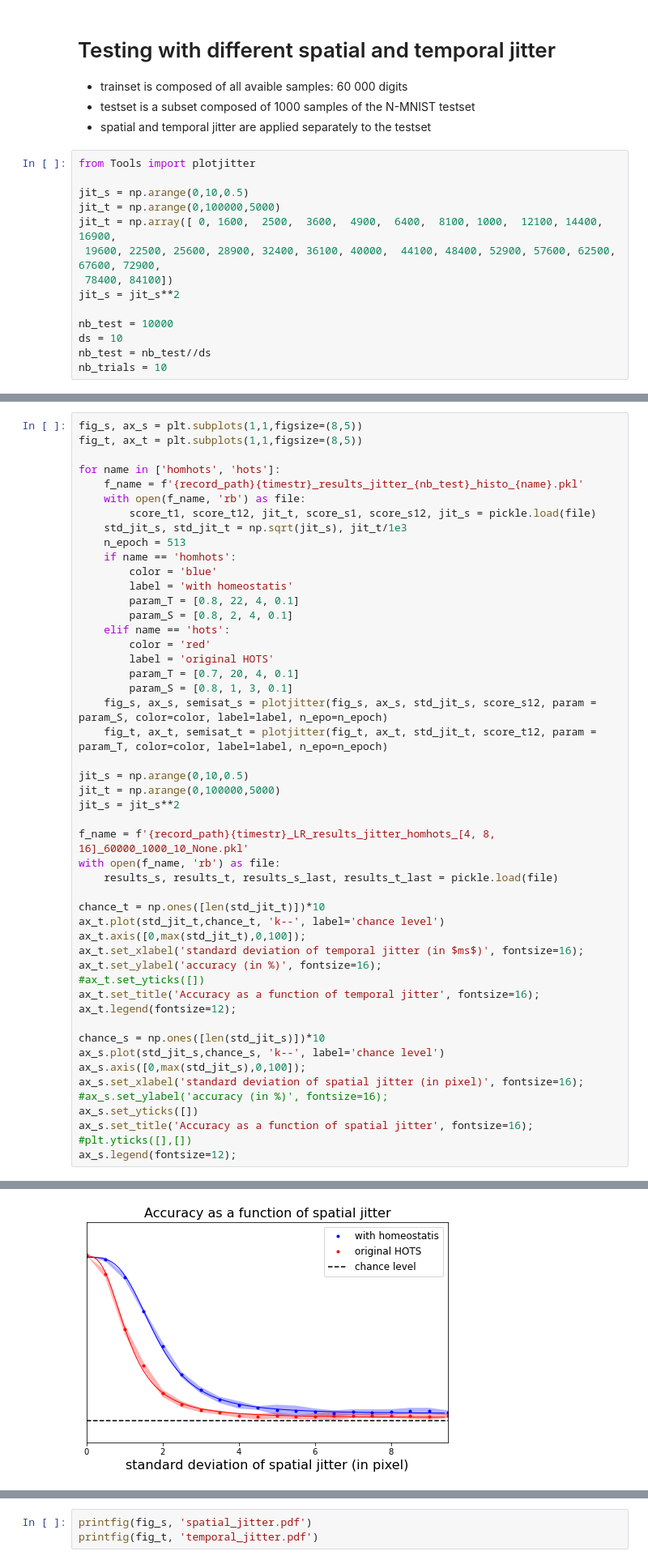
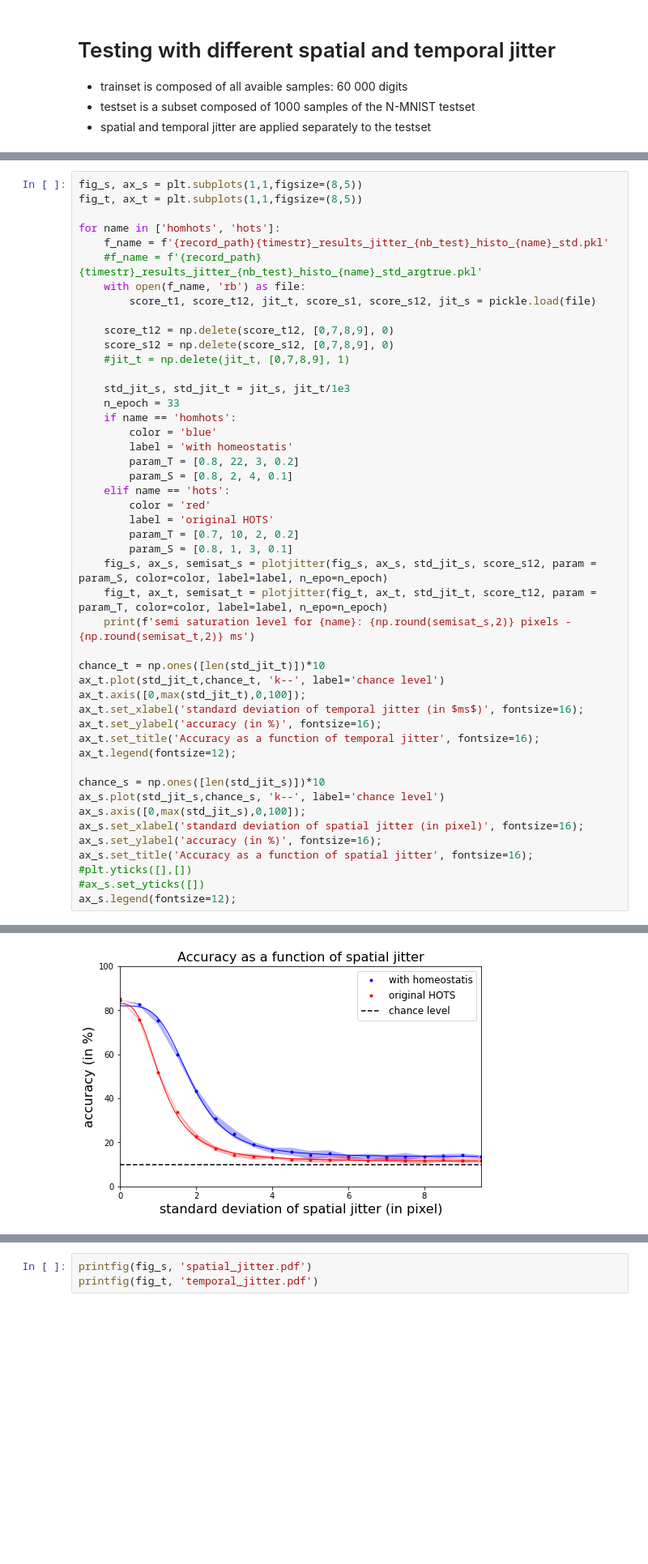
Before and after one commit to SpikeAI/HOTS, a Jupyter notebook: notebooks/RESULTS_03_NMNIST.ipynb, the cells around one changed output, grey strips where cells are left out. Shown at 81% size. Saved outputs shown, nothing was run; the diff lists cells and outputs as text; blank space fills up the shorter version.

Commit message:
fit temporal jitter

```diff
--- a/notebooks/RESULTS_03_NMNIST.ipynb
+++ b/notebooks/RESULTS_03_NMNIST.ipynb
@@ -133,17 +133,3 @@ Mean accuracy for homhots = 87.9% - std = 1.4000000000000001
 - trainset is composed of all avaible samples: 60 000 digits
 - testset is a subset composed of 1000 samples of the N-MNIST testset
 - spatial and temporal jitter are applied separately to the testset
-# %%
-from Tools import plotjitter
-
-jit_s = np.arange(0,10,0.5)
-jit_t = np.arange(0,100000,5000)
-jit_t = np.array([ 0, 1600,  2500,  3600,  4900,  6400,  8100, 1000,  12100, 14400, 16900,
- 19600, 22500, 25600, 28900, 32400, 36100, 40000,  44100, 48400, 52900, 57600, 62500, 67600, 72900,
- 78400, 84100])
-jit_s = jit_s**2
-
-nb_test = 10000
-ds = 10
-nb_test = nb_test//ds
-nb_trials = 10
@@ -152,38 +150,36 @@ fig_s, ax_s = plt.subplots(1,1,figsize=(8,5))
 fig_t, ax_t = plt.subplots(1,1,figsize=(8,5))
 
 for name in ['homhots', 'hots']:
-    f_name = f'{record_path}{timestr}_results_jitter_{nb_test}_histo_{name}.pkl'
+    f_name = f'{record_path}{timestr}_results_jitter_{nb_test}_histo_{name}_std.pkl'
+    #f_name = f'{record_path}{timestr}_results_jitter_{nb_test}_histo_{name}_std_argtrue.pkl'
     with open(f_name, 'rb') as file:
         score_t1, score_t12, jit_t, score_s1, score_s12, jit_s = pickle.load(file)
-    std_jit_s, std_jit_t = np.sqrt(jit_s), jit_t/1e3
-    n_epoch = 513
+
+    score_t12 = np.delete(score_t12, [0,7,8,9], 0)
+    score_s12 = np.delete(score_s12, [0,7,8,9], 0)
+    #jit_t = np.delete(jit_t, [0,7,8,9], 1)
+
+    std_jit_s, std_jit_t = jit_s, jit_t/1e3
+    n_epoch = 33
     if name == 'homhots':
         color = 'blue'
         label = 'with homeostatis'
-        param_T = [0.8, 22, 4, 0.1]
+        param_T = [0.8, 22, 3, 0.2]
         param_S = [0.8, 2, 4, 0.1]
     elif name == 'hots':
         color = 'red'
         label = 'original HOTS'
-        param_T = [0.7, 20, 4, 0.1]
+        param_T = [0.7, 10, 2, 0.2]
         param_S = [0.8, 1, 3, 0.1]
     fig_s, ax_s, semisat_s = plotjitter(fig_s, ax_s, std_jit_s, score_s12, param = param_S, color=color, label=label, n_epo=n_epoch)
     fig_t, ax_t, semisat_t = plotjitter(fig_t, ax_t, std_jit_t, score_t12, param = param_T, color=color, label=label, n_epo=n_epoch)
-
-jit_s = np.arange(0,10,0.5)
-jit_t = np.arange(0,100000,5000)
-jit_s = jit_s**2
-
-f_name = f'{record_path}{timestr}_LR_results_jitter_homhots_[4, 8, 16]_60000_1000_10_None.pkl'
-with open(f_name, 'rb') as file:
-    results_s, results_t, results_s_last, results_t_last = pickle.load(file)
+    print(f'semi saturation level for {name}: {np.round(semisat_s,2)} pixels - {np.round(semisat_t,2)} ms')
 
 chance_t = np.ones([len(std_jit_t)])*10
 ax_t.plot(std_jit_t,chance_t, 'k--', label='chance level')
 ax_t.axis([0,max(std_jit_t),0,100]);
 ax_t.set_xlabel('standard deviation of temporal jitter (in $ms$)', fontsize=16);
 ax_t.set_ylabel('accuracy (in %)', fontsize=16);
-#ax_t.set_yticks([])
 ax_t.set_title('Accuracy as a function of temporal jitter', fontsize=16);
 ax_t.legend(fontsize=12);
 
@@ -191,9 +187,9 @@ chance_s = np.ones([len(std_jit_s)])*10
 ax_s.plot(std_jit_s,chance_s, 'k--', label='chance level')
 ax_s.axis([0,max(std_jit_s),0,100]);
 ax_s.set_xlabel('standard deviation of spatial jitter (in pixel)', fontsize=16);
-#ax_s.set_ylabel('accuracy (in %)', fontsize=16);
-ax_s.set_yticks([])
+ax_s.set_ylabel('accuracy (in %)', fontsize=16);
 ax_s.set_title('Accuracy as a function of spatial jitter', fontsize=16);
 #plt.yticks([],[])
+#ax_s.set_yticks([])
 ax_s.legend(fontsize=12);
 # %% [output]
@@ -200 +198 @@ ax_s.legend(fontsize=12);
-[figure, old version]
+[figure, new version]
```
Also changed, not shown: parts of 32 cells of this notebook, 1 other file.
